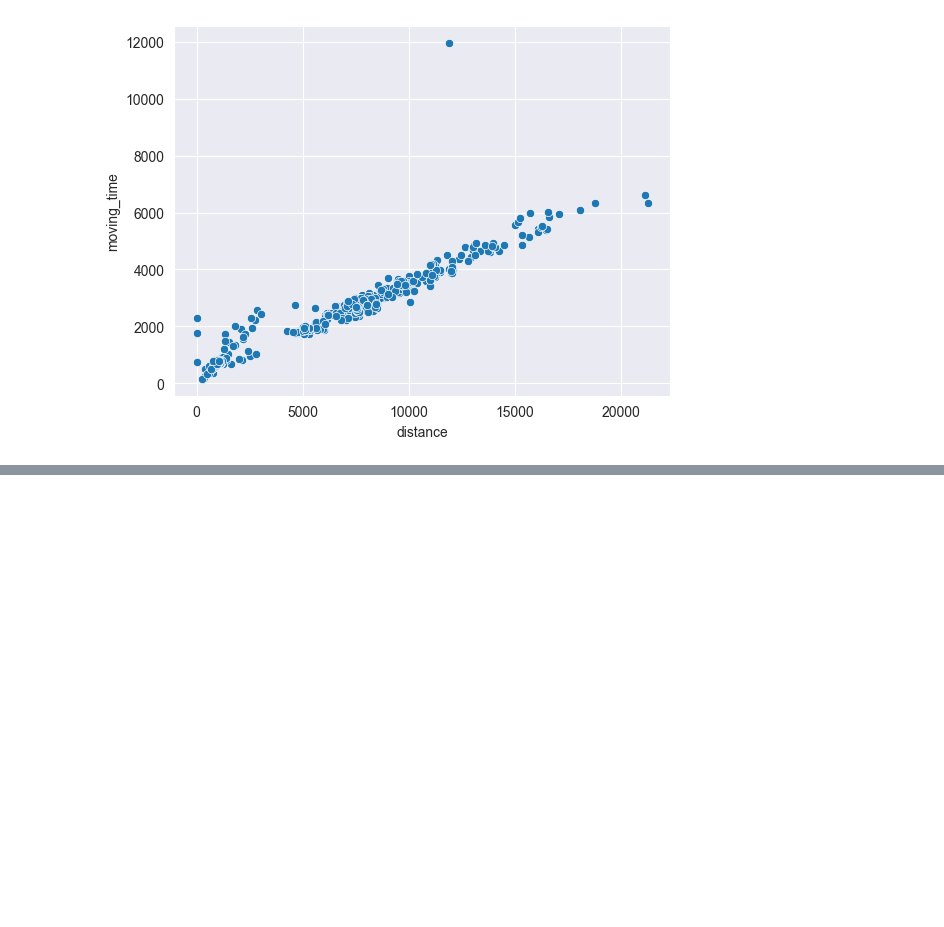
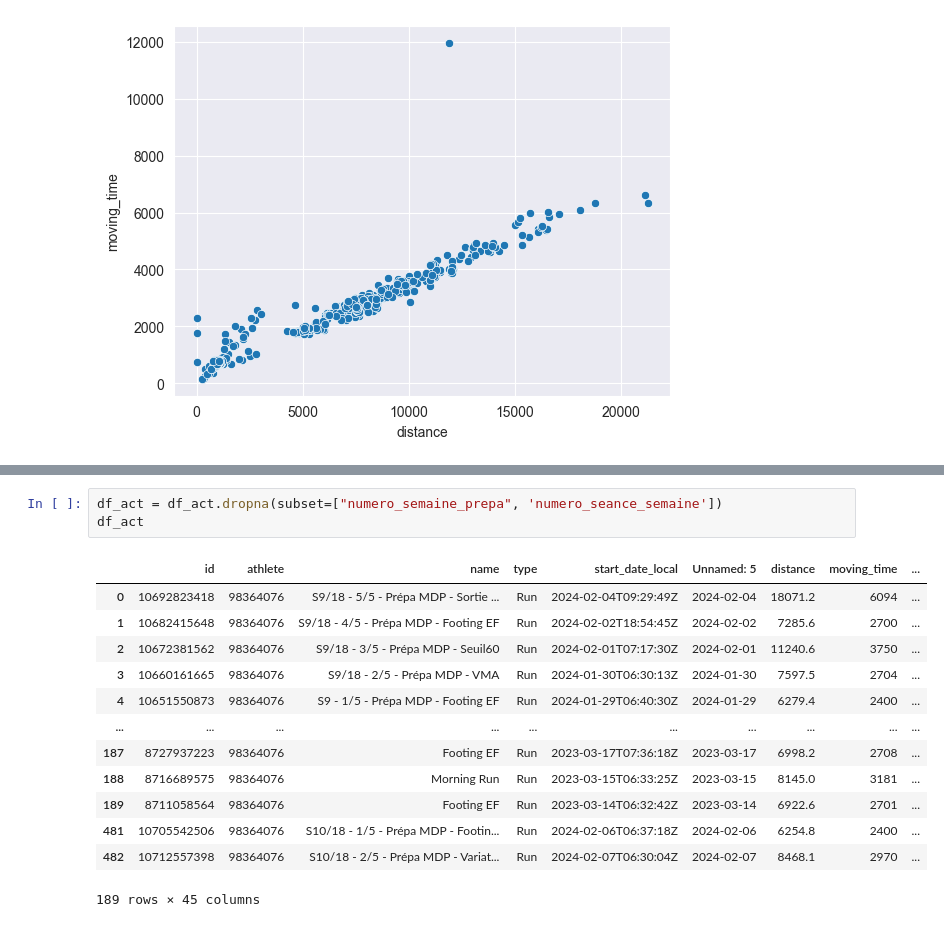
Before and after one commit to TheoCostes/SynchronizeRunningData, a Jupyter notebook: notebooks/2_create_analytics_visuals.ipynb, the cells around one changed output, grey strips where cells are left out. Cells and saved outputs as stored; diff of their text form; blank space fills up the shorter version.

Commit message:
traitement metadata seance : semaine prepa ...

```diff
--- a/notebooks/2_create_analytics_visuals.ipynb
+++ b/notebooks/2_create_analytics_visuals.ipynb
@@ -126,0 +165,17 @@ plt.plot()
+# %%
+df_act = df_act.dropna(subset=["numero_semaine_prepa", 'numero_seance_semaine'])
+df_act
+# %% [output]
+|  | id | athlete | name | type | start_date_local | Unnamed: 5 | distance | moving_time | ... |
+| 0 | 10692823418 | 98364076 | S9/18 - 5/5 - Prépa MDP - Sortie ... | Run | 2024-02-04T09:29:49Z | 2024-02-04 | 18071.2 | 6094 | ... |
+| 1 | 10682415648 | 98364076 | S9/18 - 4/5 - Prépa MDP - Footing EF | Run | 2024-02-02T18:54:45Z | 2024-02-02 | 7285.6 | 2700 | ... |
+| 2 | 10672381562 | 98364076 | S9/18 - 3/5 - Prépa MDP - Seuil60 | Run | 2024-02-01T07:17:30Z | 2024-02-01 | 11240.6 | 3750 | ... |
+| 3 | 10660161665 | 98364076 | S9/18 - 2/5 - Prépa MDP - VMA | Run | 2024-01-30T06:30:13Z | 2024-01-30 | 7597.5 | 2704 | ... |
+| 4 | 10651550873 | 98364076 | S9 - 1/5 - Prépa MDP - Footing EF | Run | 2024-01-29T06:40:30Z | 2024-01-29 | 6279.4 | 2400 | ... |
+| ... | ... | ... | ... | ... | ... | ... | ... | ... | ... |
+| 187 | 8727937223 | 98364076 | Footing EF | Run | 2023-03-17T07:36:18Z | 2023-03-17 | 6998.2 | 2708 | ... |
+| 188 | 8716689575 | 98364076 | Morning Run | Run | 2023-03-15T06:33:25Z | 2023-03-15 | 8145.0 | 3181 | ... |
+| 189 | 8711058564 | 98364076 | Footing EF | Run | 2023-03-14T06:32:42Z | 2023-03-14 | 6922.6 | 2701 | ... |
+| 481 | 10705542506 | 98364076 | S10/18 - 1/5 - Prépa MDP - Footin... | Run | 2024-02-06T06:37:18Z | 2024-02-06 | 6254.8 | 2400 | ... |
+| 482 | 10712557398 | 98364076 | S10/18 - 2/5 - Prépa MDP - Variat... | Run | 2024-02-07T06:30:04Z | 2024-02-07 | 8468.1 | 2970 | ... |
+189 rows × 45 columns
```
Also changed, not shown: parts of 13 cells of this notebook.
